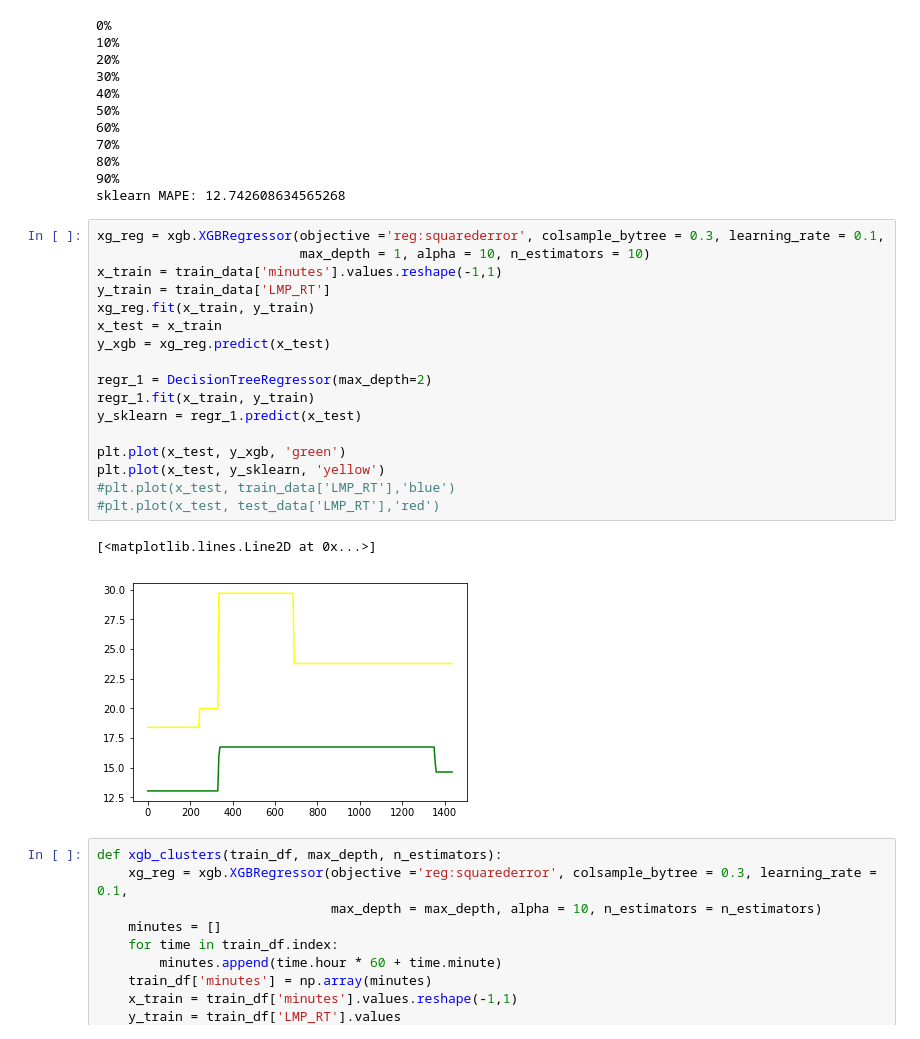
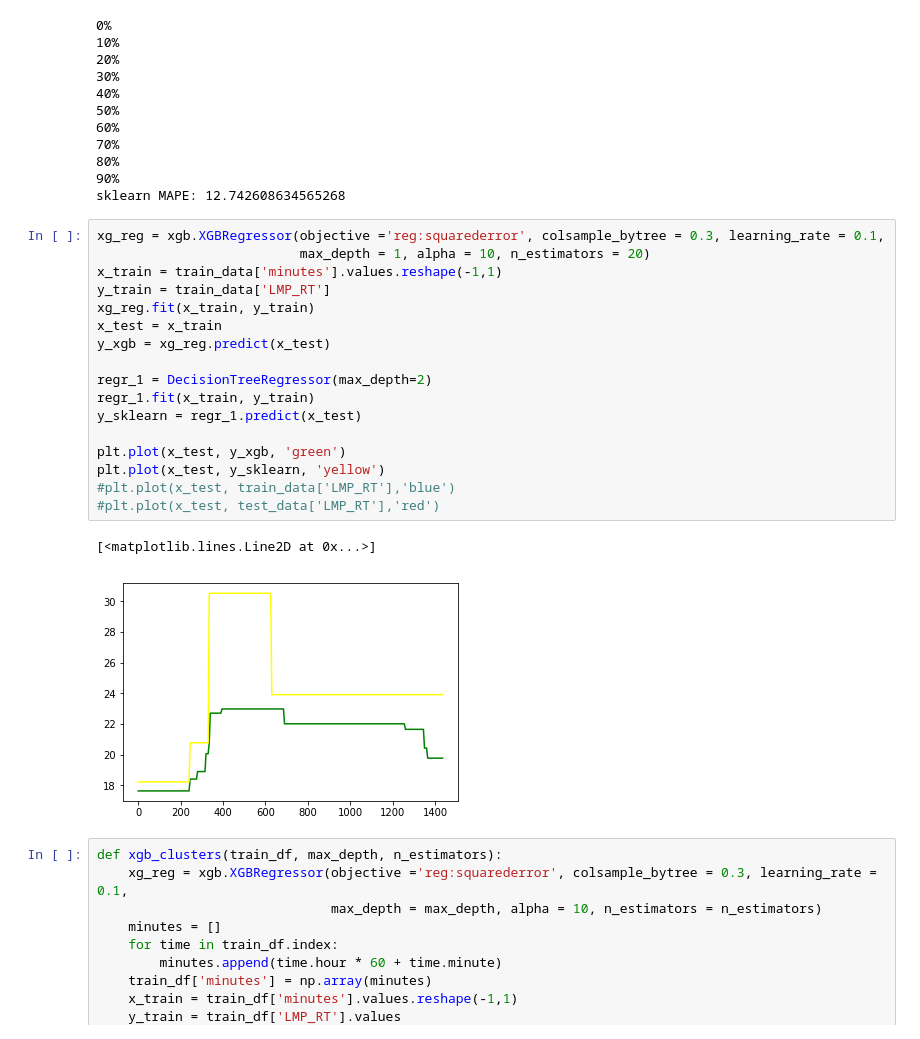
Before and after one commit to felipeascouto/energy, a Jupyter notebook: research_p2.ipynb, the cells around one changed output. Saved outputs shown, nothing was run; the diff lists cells and outputs as text.

```diff
--- a/research_p2.ipynb
+++ b/research_p2.ipynb
@@ -1708,24 +1708,24 @@ print('sklearn MAPE: {}'.format(PE_array.mean()))
 sklearn MAPE: 12.742608634565268
 # %%
 xg_reg = xgb.XGBRegressor(objective ='reg:squarederror', colsample_bytree = 0.3, learning_rate = 0.1,
-                          max_depth = 1, alpha = 10, n_estimators = 10)
+                          max_depth = 1, alpha = 10, n_estimators = 20)
 x_train = train_data['minutes'].values.reshape(-1,1)
 y_train = train_data['LMP_RT']
 xg_reg.fit(x_train, y_train)
 x_test = x_train
 y_xgb = xg_reg.predict(x_test)
 
 regr_1 = DecisionTreeRegressor(max_depth=2)
 regr_1.fit(x_train, y_train)
 y_sklearn = regr_1.predict(x_test)
 
 plt.plot(x_test, y_xgb, 'green')
 plt.plot(x_test, y_sklearn, 'yellow')
 #plt.plot(x_test, train_data['LMP_RT'],'blue')
 #plt.plot(x_test, test_data['LMP_RT'],'red')
 # %% [output]
 [<matplotlib.lines.Line2D at 0x...>]
-[figure, old version]
+[figure, new version]
 # %%
 def xgb_clusters(train_df, max_depth, n_estimators):
     xg_reg = xgb.XGBRegressor(objective ='reg:squarederror', colsample_bytree = 0.3, learning_rate = 0.1,
```
Also changed, not shown: parts of 8 cells of this notebook.
